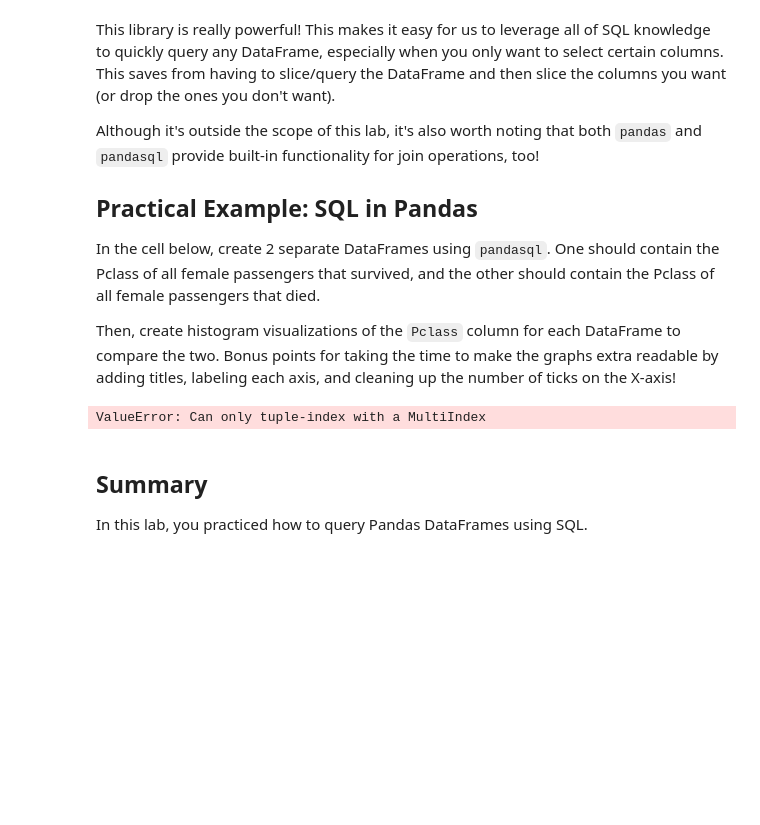
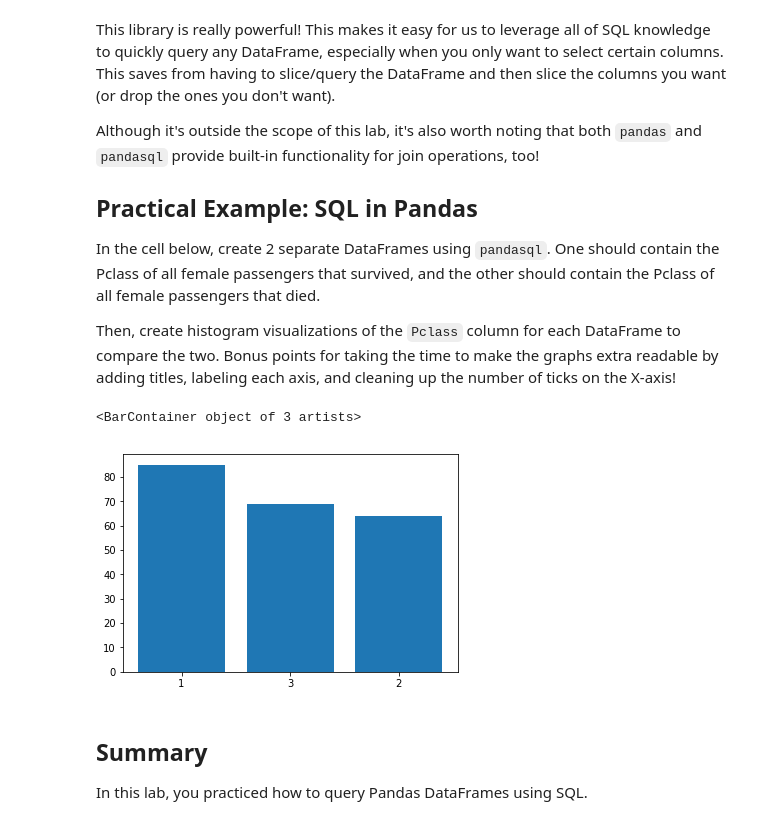
Before and after one commit to ortsed/dsc-using-sql-with-pandas-lab-dc-ds-career-042219, a Jupyter notebook: index.ipynb, the cells around one changed output. Cells and saved outputs as stored; diff of their text form; code cells hidden in the pictures; blank space fills up the shorter version.

```diff
--- a/index.ipynb
+++ b/index.ipynb
@@ -301,20 +301,21 @@ df = df[df["Pclass"] != "?"]
 # %%
 # Write your queries in these variables to keep your code well-formatted and readable
 q3 = """Select Pclass from df where Sex='female' and Survived=1 """
 q4 = """ Select Pclass from df where sex='female' and Survived = 0"""
 
 survived_females_by_pclass_df = pysqldf(q3)
 died_females_by_pclass_df = pysqldf(q3)
 
 # Create and label the histograms for each below!
-#survived_females_by_pclass_df.Pclass.head()
+temp2 = survived_females_by_pclass_df.Pclass.value_counts()
 
 temp = died_females_by_pclass_df["Pclass"].value_counts()
-temp[1,:]
-#plt.bar(temp.index, temp[:,1])
+
+plt.bar(temp.index, temp.values)
 #df[(df["Sex"] == "female") & (df["Survived"] == 1)]["Pclass"].hist()
 # %% [output]
-ValueError: Can only tuple-index with a MultiIndex
+<BarContainer object of 3 artists>
+[figure, added]
 # %% [markdown]
 ## Summary
 
```
